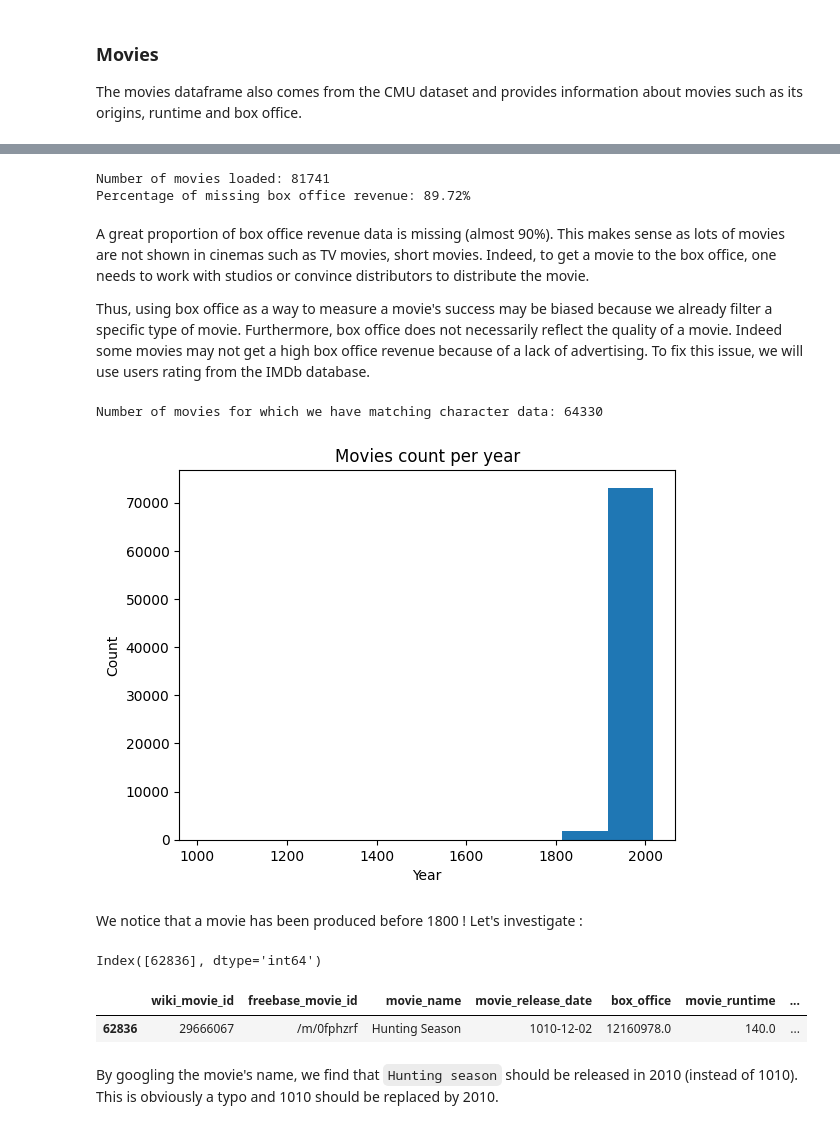
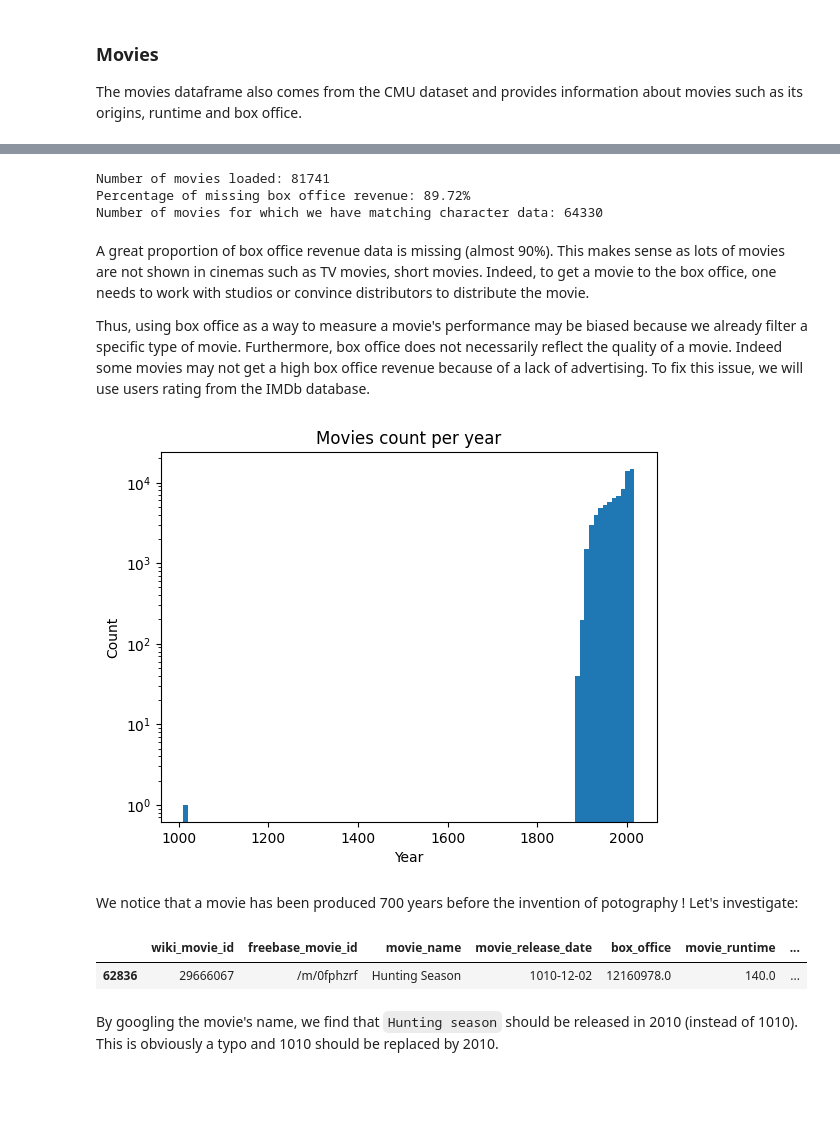
Before and after one commit to epfl-ada/ada-2023-project-advanceddataarsonists, a Jupyter notebook: initial_analyses.ipynb, the cells around one changed output, grey strips where cells are left out. Drawn from its saved outputs; the diff is of its cells as text; code cells hidden in the pictures; blank space fills up the shorter version.

Commit message:
Fix a bit movie anomaly with movie date plot

```diff
--- a/initial_analyses.ipynb
+++ b/initial_analyses.ipynb
@@ -105,40 +105,35 @@ movies_df.sample(5)
 total_movies = len(movies_df)
 print(f"Number of movies loaded: {total_movies}")
 print(f"Percentage of missing box office revenue: {movies_df['box_office'].isna().sum()/total_movies*100:.2f}%")
+print(f"Number of movies for which we have matching character data: {len(movies_df.merge(characters_df, how='inner', on=['wiki_movie_id', 'freebase_movie_id'])['freebase_movie_id'].unique())}")
 # %% [output]
 Number of movies loaded: 81741
 Percentage of missing box office revenue: 89.72%
+Number of movies for which we have matching character data: 64330
 # %% [markdown]
 A great proportion of box office revenue data is missing (almost 90%). This makes sense as lots of movies are not shown in cinemas such as TV movies, short movies. Indeed, to get a movie to the box office, one needs to work with studios or convince distributors to distribute the movie.
 
-Thus, using box office as a way to measure a movie's success may be biased because we already filter a specific type of movie. Furthermore, box office does not necessarily reflect the quality of a movie. Indeed some movies may not get a high box office revenue because of a lack of advertising. To fix this issue, we will use users rating from the IMDb database.
+Thus, using box office as a way to measure a movie's performance may be biased because we already filter a specific type of movie. Furthermore, box office does not necessarily reflect the quality of a movie. Indeed some movies may not get a high box office revenue because of a lack of advertising. To fix this issue, we will use users rating from the IMDb database.
-# %%
-print(f"Number of movies for which we have matching character data: {len(movies_df.merge(characters_df, how='inner', on=['wiki_movie_id', 'freebase_movie_id'])['freebase_movie_id'].unique())}")
-# %% [output]
-Number of movies for which we have matching character data: 64330
 # %%
 # Extract years from the release date of movies
 movies_df['movie_release_year'] = movies_df[~movies_df['movie_release_date'].isna()]['movie_release_date'].astype(str).str[:4].astype(int)
 # %%
-plt.hist(movies_df['movie_release_year'])
+plt.hist(movies_df['movie_release_year'], bins=100)
+plt.yscale("log")
 plt.xlabel("Year")
 plt.ylabel("Count")
 plt.title("Movies count per year")
 plt.show()
 # %% [output]
-[figure, old version]
+[figure, new version]
 # %% [markdown]
-We notice that a movie has been produced before 1800 ! Let's investigate :
+We notice that a movie has been produced 700 years before the invention of potography ! Let's investigate:
 # %%
 wrong_dates = movies_df[movies_df['movie_release_year'] < 1800].index
-print(wrong_dates)
+movies_df.loc[wrong_dates]
 # %% [output]
-Index([62836], dtype='int64')
+|  | wiki_movie_id | freebase_movie_id | movie_name | movie_release_date | box_office | movie_runtime | ... |
+| 62836 | 29666067 | /m/0fphzrf | Hunting Season | 1010-12-02 | 12160978.0 | 140.0 | ... |
-# %%
-movies_df.loc[wrong_dates]
-# %% [output]
-|  | wiki_movie_id | freebase_movie_id | movie_name | movie_release_date | box_office | movie_runtime | ... |
-| 62836 | 29666067 | /m/0fphzrf | Hunting Season | 1010-12-02 | 12160978.0 | 140.0 | ... |
 # %% [markdown]
 By googling the movie's name, we find that `Hunting season` should be released in 2010 (instead of 1010). This is obviously a typo and 1010 should be replaced by 2010.
 # %%
```
Also changed, not shown: parts of 6 cells of this notebook, 1 other file.
